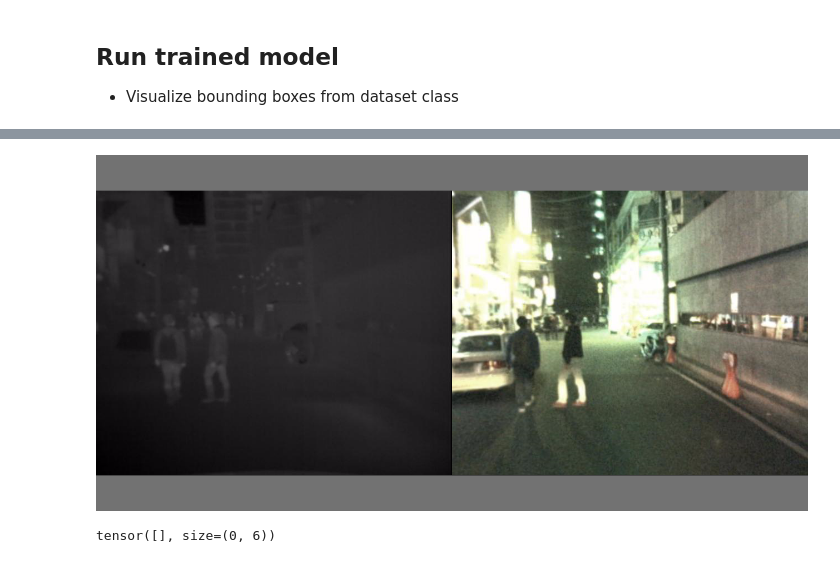
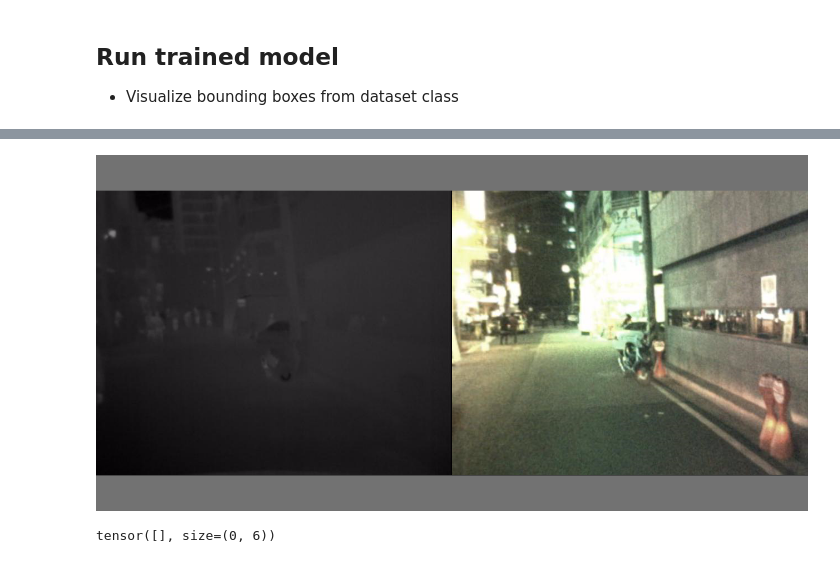
Before and after one commit to ByungWanLim/AUE8088, a Jupyter notebook: debug_kaist.ipynb, the cells around one changed output, grey strips where cells are left out. Drawn from its saved outputs; the diff is of its cells as text; code cells hidden in the pictures.

```diff
--- a/debug_kaist.ipynb
+++ b/debug_kaist.ipynb
@@ -245,7 +245,9 @@ train_loader, dataset = create_dataloader(
 from utils.dataloaders import LoadRGBTImagesAndLabels
 from utils.general import xywh2xyxy
 
-frame = 12112
+# frame = 12112
+# frame = 12119
+frame = 12120
 
 # Get a minibatch
 # for ii, (imgs, targets, paths, _) in enumerate(train_loader):
@@ -360,88 +362,85 @@ pred = non_max_suppression(pred, conf_thres, iou_thres, classes, agnostic_nms, m
 # 예측 결과 그리기 함수 정의
 def draw_predictions(imgs, pred, paths, shapes, names=None, conf_thres=0.25):
     """
-    예측 결과를 시각화합니다.
+    예측 결과 + anchor box를 함께 시각화합니다.
     imgs: 입력 이미지 리스트 [lwir, visible]
     pred: 예측 결과 리스트 (non_max_suppression 적용 후)
-    paths: 이미지 경로
-    shapes: 원본 이미지 크기
-    names: 클래스 이름
+    paths: 이미지 경로 리스트
+    shapes: 원본 이미지 크기 리스트
+    names: 클래스 이름 리스트 (dict)
     """
-    # 원본 이미지 가져오기
+    # 이미지 준비
     img_lwir = imgs[0][0].numpy().transpose((1, 2, 0))
     img_vis = imgs[1][0].numpy().transpose((1, 2, 0))
     h, w = img_lwir.shape[:2]
 
-    # 결과 이미지 준비
     img_lwir_copy = np.ascontiguousarray(img_lwir.copy())
     img_vis_copy = np.ascontiguousarray(img_vis.copy())
 
-    # 클래스 색상 정의
+    # 클래스 색상
     colors = {
-        0: (255, 0, 0),    # 빨강
-        1: (0, 255, 0),    # 초록
-        2: (0, 0, 255),    # 파랑
-        3: (255, 0, 255),  # 마젠타
+        0: (255, 0, 0),
+        1: (0, 255, 0),
+        2: (0, 0, 255),
+        3: (255, 0, 255),
     }
 
-    # 예측값 스케일링과 그리기
-    for i, det in enumerate(pred):  # 각 이미지에 대한 예측
+    # ───────────────────────────────────────
+    # ① detection 결과 그리기
+    # ───────────────────────────────────────
+    for i, det in enumerate(pred):
         if len(det):
-            # 원본 이미지 크기로 바운딩 박스 스케일링
             det[:, :4] = scale_boxes(imgs[0].shape[2:], det[:, :4], shapes[i][0]).round()
 
             for *xyxy, conf, cls in reversed(det):
-                # 정수로 변환
                 xyxy = [int(x) for x in xyxy]
                 cls = int(cls)
-                color = colors.get(cls, (255, 255, 0))  # 기본값은 노랑
+                color = colors.get(cls, (255, 255, 0))
+                label = f'{names[cls] if names else cls} {conf:.2f}'
 
-                # 바운딩 박스 그리기
                 cv2.rectangle(img_lwir_copy, (xyxy[0], xyxy[1]), (xyxy[2], xyxy[3]), color, 2)
-                cv2.rectangle(img_vis_copy, (xyxy[0], xyxy[1]), (xyxy[2], xyxy[3]), color, 2)
+                cv2.rectangle(img_vis_copy,  (xyxy[0], xyxy[1]), (xyxy[2], xyxy[3]), color, 2)
 
-                # 클래스 이름과 신뢰도 점수
-                label = f'{names[cls] if names else cls} {conf:.2f}'
                 font = cv2.FONT_HERSHEY_SIMPLEX
                 font_scale = 0.5
-
-                # 라벨 배경 박스 크기 계산
                 (label_width, label_height), baseline = cv2.getTextSize(label, font, font_scale, 1)
 
-                # 라벨 배경 그리기
                 cv2.rectangle(img_lwir_copy, (xyxy[0], xyxy[1] - label_height - 5),
-                             (xyxy[0] + label_width, xyxy[1]), color, -1)
+                              (xyxy[0] + label_width, xyxy[1]), color, -1)
                 cv2.rectangle(img_vis_copy, (xyxy[0], xyxy[1] - label_height - 5),
-                             (xyxy[0] + label_width, xyxy[1]), color, -1)
+                              (xyxy[0] + label_width, xyxy[1]), color, -1)
 
-                # 텍스트 그리기
                 cv2.putText(img_lwir_copy, label, (xyxy[0], xyxy[1] - 5), font, font_scale, (255, 255, 255), 1)
-                cv2.putText(img_vis_copy, label, (xyxy[0], xyxy[1] - 5), font, font_scale, (255, 255, 255), 1)
+                cv2.putText(img_vis_copy,  label, (xyxy[0], xyxy[1] - 5), font, font_scale, (255, 255, 255), 1)
 
-    # 이미지 결합
+    # ───────────────────────────────────────
+    # ② anchor box 시각화 추가
+    # ───────────────────────────────────────
+
+    # 결합
     combined_img = np.concatenate([img_lwir_copy, img_vis_copy], axis=1)
     return combined_img
 
 # 클래스 이름 가져오기
 names = data_dict["names"] if "names" in data_dict else None
 
 # 예측 결과 그리기 함수 호출
 result_image = draw_predictions(imgs, pred, paths, shapes, names)
 
 # PIL 이미지로 변환 후 표시
 from PIL import Image
 result_pil = Image.fromarray(result_image)
 display(result_pil)  # 주피터 노트북에서 이미지 표시
 
 # 또는 matplotlib으로 표시
 plt.figure(figsize=(12, 6))
 plt.imshow(result_image)
 plt.title('KAIST RGB-T Object Detection')
 plt.axis('off')
 plt.savefig('detection_result.png')  # 결과 저장
 plt.show()  # 결과 표시 시도
 # %% [output]
-[figure, old version]
+[figure, new version]
 # %%
 pred[0]
 # %% [output]
```
Also changed, not shown: parts of 2 cells of this notebook, 1 other file.
